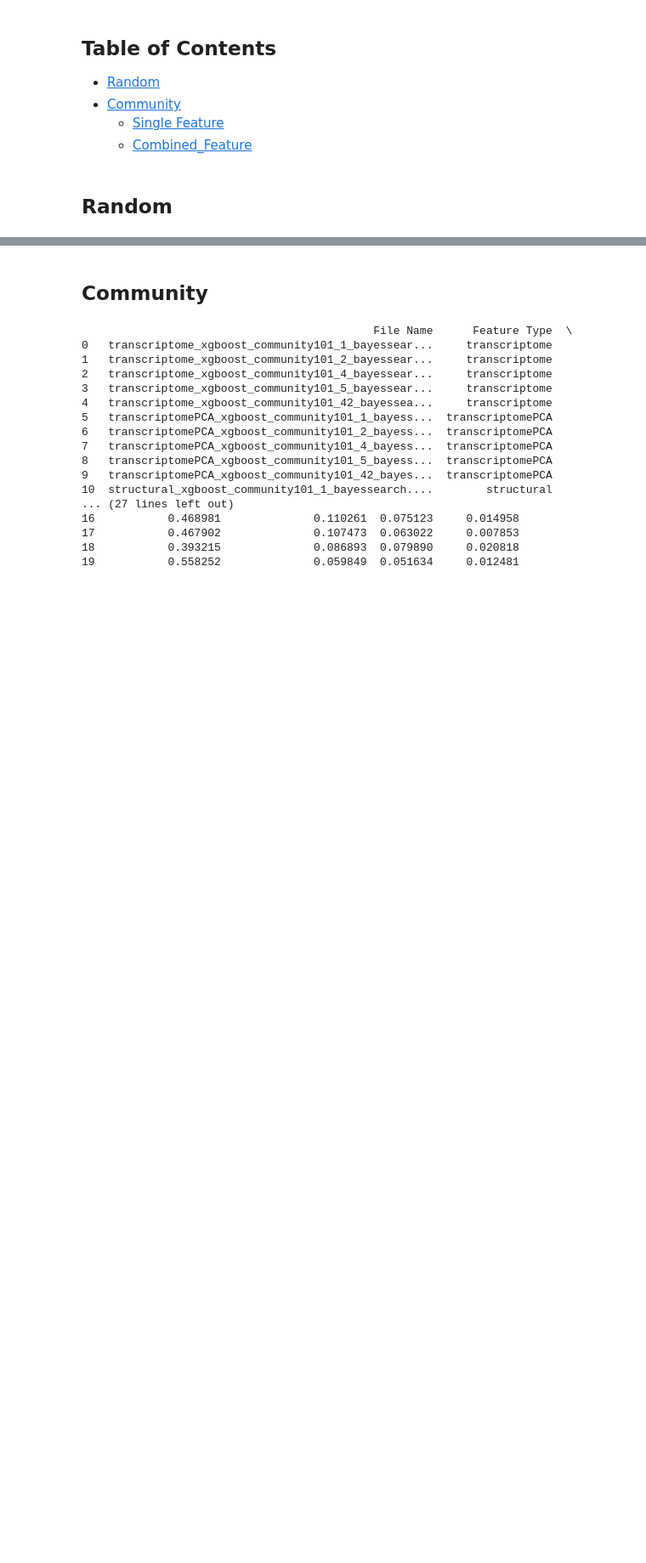
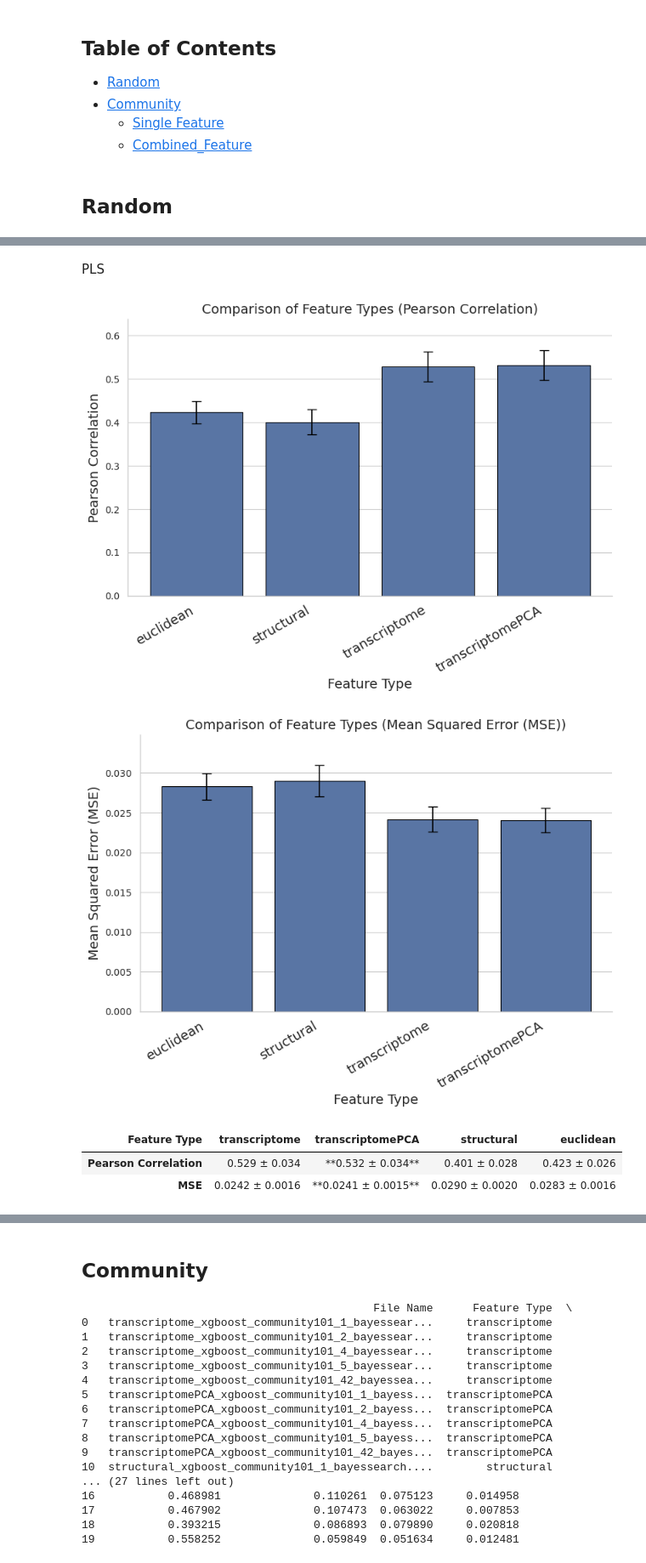
Before and after one commit to neuroinfolab/GeneEx2Conn, a Jupyter notebook: SFN24_results_explorer2.ipynb, the cells around one changed output, grey strips where cells are left out. Shown at 85% size. Saved outputs shown, nothing was run; the diff lists cells and outputs as text; code cells hidden in the pictures; blank space fills up the shorter version.

```diff
--- a/SFN24_results_explorer2.ipynb
+++ b/SFN24_results_explorer2.ipynb
@@ -384,0 +365,31 @@ display_results_table(random_split_results, feature_types=['transcriptome', 'tra
+# %% [markdown]
+PLS
+# %%
+# Base simulation path
+SFN_sim_path = os.getcwd() + '/sim/sim_results/SFN_runs_mse'
+
+# Specify parameters
+subfolder = ''
+model_type = 'pls'
+cv_type = 'random'
+search_method = 'gridsearch'
+feature_types = ['transcriptome', 'transcriptomePCA', 'structural', 'euclidean']
+
+resolutions = []  # Empty list to process all resolutions
+seeds = [1, 2, 3, 4, 5, 6, 7, 8, 9, 42]  # List of seeds
+
+random_split_results = extract_simulation_metrics(SFN_sim_path, subfolder, model_type, cv_type, search_method, feature_types, resolutions, seeds)
+
+# Display the results
+random_split_results
+
+plot_feature_comparison(random_split_results, metric='pearson_corr')
+plot_feature_comparison(random_split_results, metric='mse')
+
+pls_random_df =display_results_table(random_split_results, feature_types=['transcriptome', 'transcriptomePCA', 'structural', 'euclidean'])
+# %% [output]
+[figure, added]
+[figure, added]
+| Feature Type | transcriptome | transcriptomePCA | structural | euclidean |
+| Pearson Correlation | 0.529 ± 0.034 | **0.532 ± 0.034** | 0.401 ± 0.028 | 0.423 ± 0.026 |
+| MSE | 0.0242 ± 0.0016 | **0.0241 ± 0.0015** | 0.0290 ± 0.0020 | 0.0283 ± 0.0016 |
```
Also changed, not shown: parts of 31 cells of this notebook, 8 other files.
